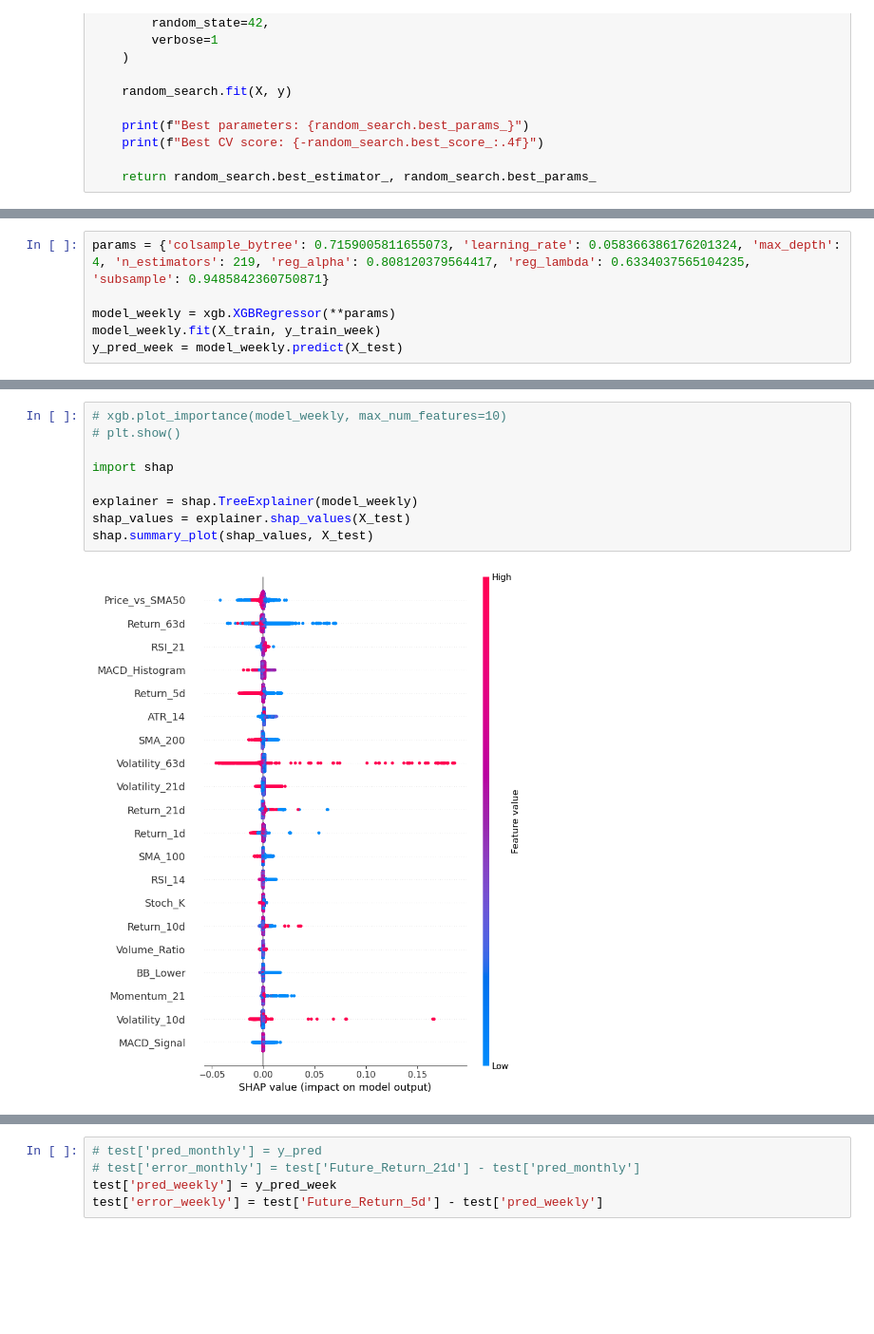
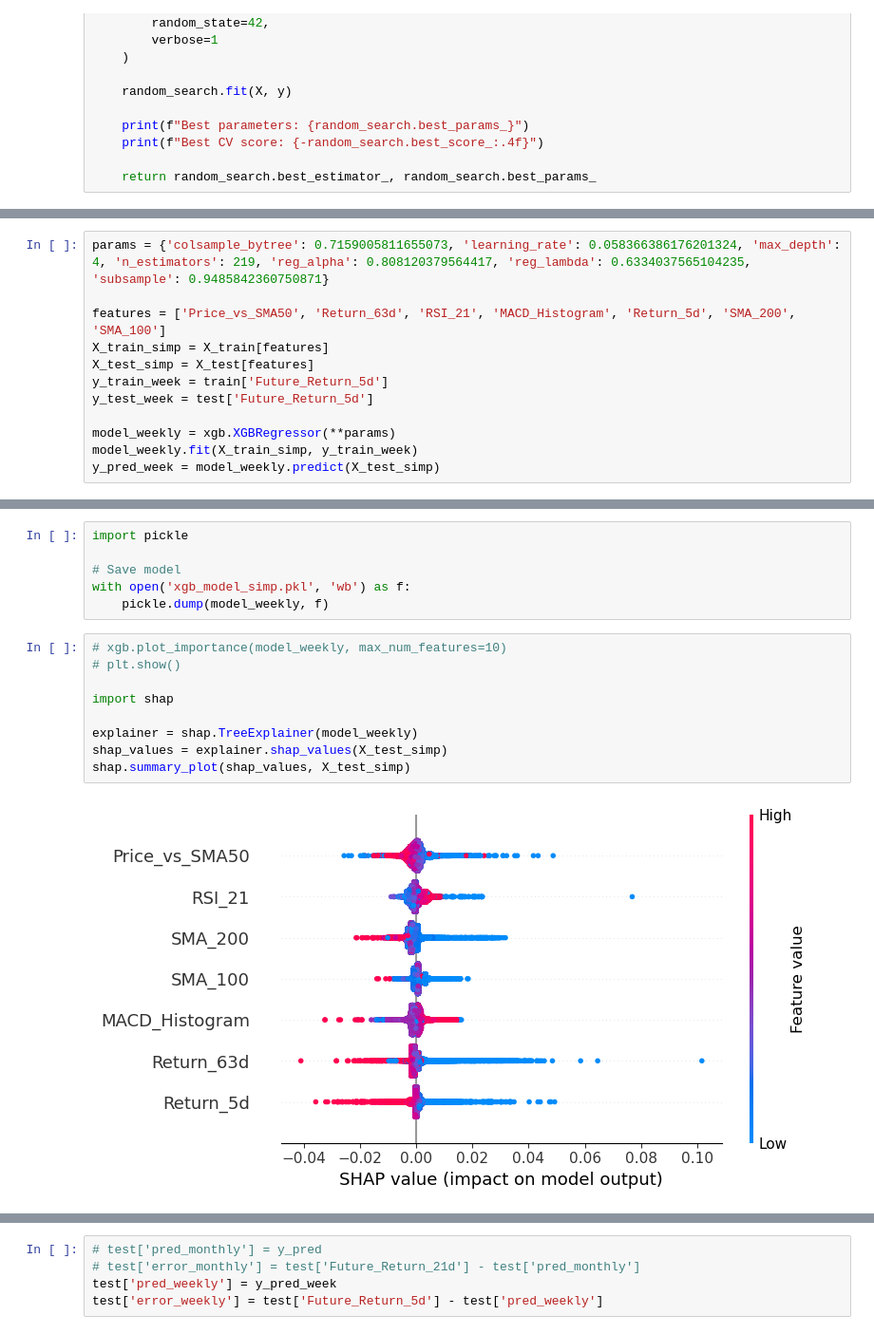
Before and after one commit to sminer3/finance, a Jupyter notebook: machine_learning.ipynb, the cells around one changed output, grey strips where cells are left out. Shown at 95% size. Cells and saved outputs as stored; diff of their text form; blank space fills up the shorter version.

```diff
--- a/machine_learning.ipynb
+++ b/machine_learning.ipynb
@@ -382,6 +351,12 @@ Best CV score: 0.0021
 # %%
 params = {'colsample_bytree': 0.7159005811655073, 'learning_rate': 0.058366386176201324, 'max_depth': 4, 'n_estimators': 219, 'reg_alpha': 0.808120379564417, 'reg_lambda': 0.6334037565104235, 'subsample': 0.9485842360750871}
 
+features = ['Price_vs_SMA50', 'Return_63d', 'RSI_21', 'MACD_Histogram', 'Return_5d', 'SMA_200', 'SMA_100']
+X_train_simp = X_train[features]
+X_test_simp = X_test[features]
+y_train_week = train['Future_Return_5d']
+y_test_week = test['Future_Return_5d']
+
 model_weekly = xgb.XGBRegressor(**params)
-model_weekly.fit(X_train, y_train_week)
-y_pred_week = model_weekly.predict(X_test)
+model_weekly.fit(X_train_simp, y_train_week)
+y_pred_week = model_weekly.predict(X_test_simp)
@@ -392,11 +387,17 @@ max(y_test_week)
+# %%
+import pickle
+
+# Save model
+with open('xgb_model_simp.pkl', 'wb') as f:
+    pickle.dump(model_weekly, f)
 # %%
 # xgb.plot_importance(model_weekly, max_num_features=10)
 # plt.show()
 
 import shap
 
 explainer = shap.TreeExplainer(model_weekly)
-shap_values = explainer.shap_values(X_test)
-shap.summary_plot(shap_values, X_test)
+shap_values = explainer.shap_values(X_test_simp)
+shap.summary_plot(shap_values, X_test_simp)
 # %% [output]
-[figure, old version]
+[figure, new version]
```
Also changed, not shown: parts of 12 cells of this notebook, 1 other file.
